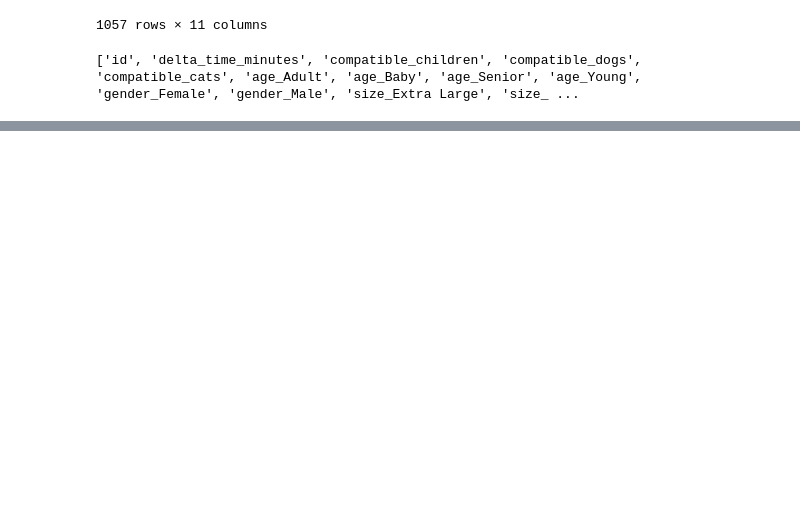
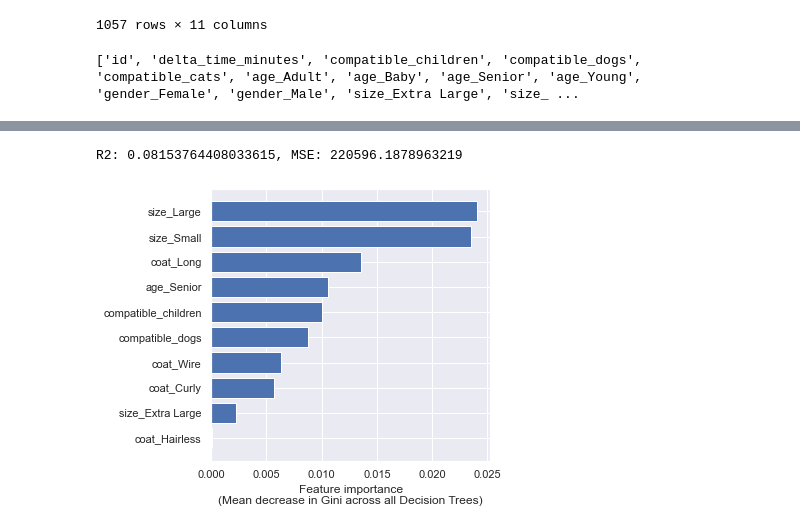
Before and after one commit to smore007/petfinder-analysis, a Jupyter notebook: RandomForestRegressor.ipynb, the cells around one changed output, grey strips where cells are left out. Saved outputs shown, nothing was run; the diff lists cells and outputs as text; code cells hidden in the pictures; blank space fills up the shorter version.

```diff
--- a/RandomForestRegressor.ipynb
+++ b/RandomForestRegressor.ipynb
@@ -176,0 +298,14 @@ OOB Score: 0.9999850163119294, R2: 0.9999866430237245, MSE: 3.258485847746337
+# %%
+x_feat_list_nobreed_nocolor = ['id', 'compatible_children', 'compatible_dogs', 'compatible_cats',
+               'age_Adult', 'age_Baby', 'age_Senior', 'age_Young', 'gender_Female', 'gender_Male',
+               'size_Extra Large', 'size_Large', 'size_Medium', 'size_Small', 'coat_Curly', 'coat_Hairless',
+               'coat_Long', 'coat_Medium', 'coat_Short', 'coat_Wire']
+feature_importances, feat_import_dict, r2, mse, residuals  = random_forest_regress_default(x_feat_list=x_feat_list_nobreed_nocolor, y_col='delta_time_minutes', df=dogs_df_dummies)
+print(f'''R2: {r2}, MSE: {mse}''')
+# %% [output]
+R2: 0.08153764408033615, MSE: 220596.1878963219
+# %%
+sns.set()
+plot_feat_import(x_feat_list, feature_importances, limit=10)
+# %% [output]
+[figure, added]
```
Also changed, not shown: parts of 17 cells of this notebook.
